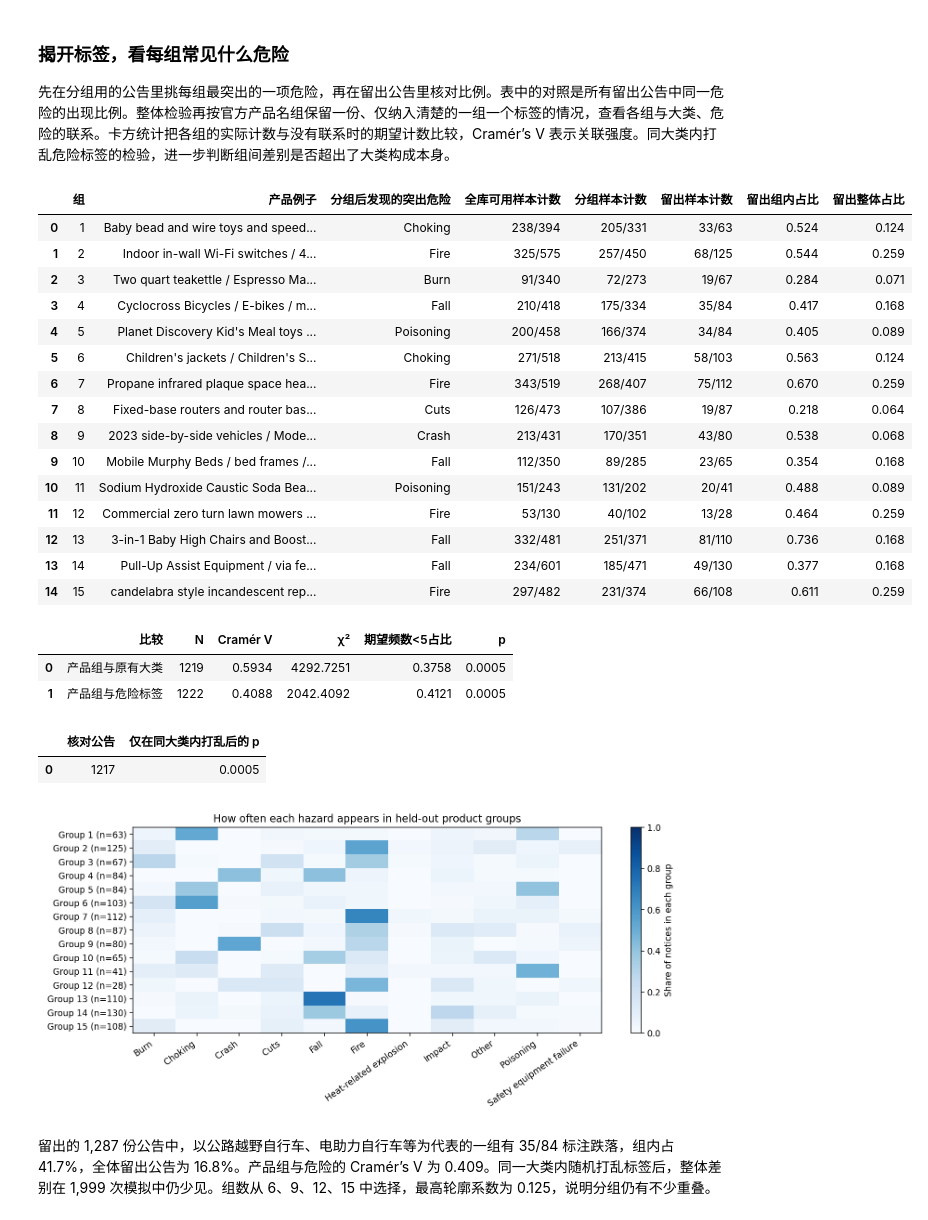
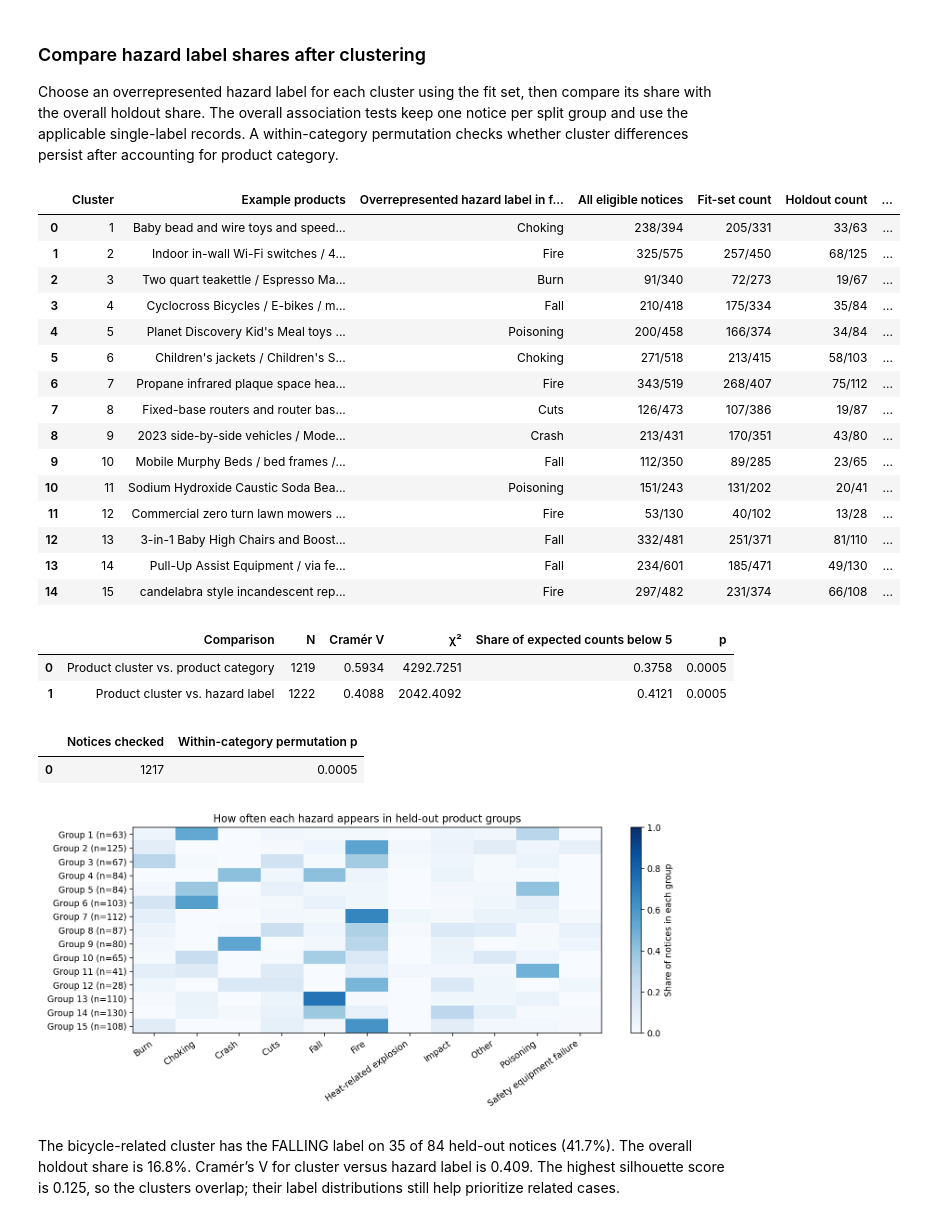
Before and after one commit to Wayne-git802/DM-project, a Jupyter notebook: recall_audit/01_公告核对与字段关联.ipynb, the cells around one changed output. Cells and saved outputs as stored; diff of their text form; code cells hidden in the pictures.

```diff
--- a/recall_audit/01_公告核对与字段关联.ipynb
+++ b/recall_audit/01_公告核对与字段关联.ipynb
@@ -258,7 +233,7 @@ def cat_cat(frame, left, right, rng):
         "N": len(subset),
         "Cramér V": np.sqrt(statistic / (len(subset) * (min(counts.shape) - 1))),
         "χ²": statistic,
-        "期望频数<5占比": (expected < 5).mean(),
+        "Share of expected counts below 5": (expected < 5).mean(),
         "p": (1 + (sim_stats >= statistic - 1e-12).sum()) / (PERMUTATIONS + 1),
     }
 
@@ -268,7 +243,7 @@ labels_single = dataset[list(LABEL_NAMES)].apply(
 )
 cat_rng = np.random.default_rng(SEED)
 cat_table = pd.DataFrame([
-    {"左字段": LABEL_NAMES[left], "右字段": LABEL_NAMES[right], **cat_cat(labels_single, left, right, cat_rng)}
+    {"Field 1": LABEL_NAMES[left], "Field 2": LABEL_NAMES[right], **cat_cat(labels_single, left, right, cat_rng)}
     for left, right in combinations(LABEL_NAMES, 2)
 ])
 display(cat_table.round(5))
@@ -634,9 +603,9 @@ display(pd.DataFrame([{"组数": m.n_clusters, "组分得有多开（轮廓系
 | 2 | 12 | 0.122 |
 | 3 | 15 | 0.125 |
 # %% [markdown]
-### 揭开标签，看每组常见什么危险
+### Compare hazard label shares after clustering
 
-先在分组用的公告里挑每组最突出的一项危险，再在留出公告里核对比例。表中的对照是所有留出公告中同一危险的出现比例。整体检验再按官方产品名组保留一份、仅纳入清楚的一组一个标签的情况，查看各组与大类、危险的联系。卡方统计把各组的实际计数与没有联系时的期望计数比较，Cramér’s V 表示关联强度。同大类内打乱危险标签的检验，进一步判断组间差别是否超出了大类构成本身。
+Choose an overrepresented hazard label for each cluster using the fit set, then compare its share with the overall holdout share. The overall association tests keep one notice per split group and use the applicable single-label records. A within-category permutation checks whether cluster differences persist after accounting for product category.
 # %%
 from io import BytesIO
 from IPython.display import Image
@@ -672,13 +641,13 @@ for group_id in range(1, clusters.n_clusters + 1):
     names = dict.fromkeys(" ".join(product_fields["product_name"].loc[fit_rows[index]])
                           for index in closest)
     examples.append({
-        "组": group_id, "产品例子": " / ".join(list(names)[:3]),
-        "分组后发现的突出危险": hazard_names[hazard_encoder.classes_[strongest]],
-        "全库可用样本计数": f"{fit_counts[strongest] + test_counts[strongest]}/{in_fit.sum() + in_held.sum()}",
-        "分组样本计数": f"{fit_counts[strongest]}/{in_fit.sum()}",
-        "留出样本计数": f"{test_counts[strongest]}/{in_held.sum()}",
-        "留出组内占比": test_counts[strongest] / in_held.sum(),
-        "留出整体占比": held_overall[strongest],
+        "Cluster": group_id, "Example products": " / ".join(list(names)[:3]),
+        "Overrepresented hazard label in fit set": hazard_names[hazard_encoder.classes_[strongest]],
+        "All eligible notices": f"{fit_counts[strongest] + test_counts[strongest]}/{in_fit.sum() + in_held.sum()}",
+        "Fit-set count": f"{fit_counts[strongest]}/{in_fit.sum()}",
+        "Holdout count": f"{test_counts[strongest]}/{in_held.sum()}",
+        "Within-cluster holdout share": test_counts[strongest] / in_held.sum(),
+        "Overall holdout share": held_overall[strongest],
     })
     distribution_rows.append(test_counts / in_held.sum())
     row_keys.append(f"Group {group_id} (n={in_held.sum()})")
@@ -691,62 +660,62 @@ held_labels = labels_single.loc[held_rows].assign(
 ).drop_duplicates("official_group")
 rng = np.random.default_rng(SEED)
 group_association = pd.DataFrame([
-    {"比较": description, **cat_cat(held_labels, "group", column, rng)}
-    for description, column in [("产品组与原有大类", "product_classification"),
-                                ("产品组与危险标签", "hazard_classification")]
+    {"Comparison": description, **cat_cat(held_labels, "group", column, rng)}
+    for description, column in [("Product cluster vs. product category", "product_classification"),
+                                ("Product cluster vs. hazard label", "hazard_classification")]
 ])
 display(group_association.round(4))
 
 joint = held_labels.dropna(subset=["product_classification", "hazard_classification"])
 table = pd.crosstab(joint["group"], joint["hazard_classification"])
 observed = table.to_numpy()
 statistic, _, _, expected = chi2_contingency(observed, correction=False)
 simulated = np.zeros((PERMUTATIONS, *observed.shape), dtype=int)
 for _, block in joint.groupby("product_classification"):
     block_table = pd.crosstab(block["group"], block["hazard_classification"]).reindex(
         index=table.index, columns=table.columns, fill_value=0,
     ).to_numpy()
     simulated += random_table.rvs(block_table.sum(axis=1), block_table.sum(axis=0),
                                   size=PERMUTATIONS, random_state=rng)
 draw_statistics = np.sum((simulated - expected) ** 2 / expected, axis=(1, 2))
 within_category_p = (1 + (draw_statistics >= statistic - 1e-12).sum()) / (PERMUTATIONS + 1)
-display(pd.DataFrame([{"核对公告": len(joint), "仅在同大类内打乱后的 p": within_category_p}]))
+display(pd.DataFrame([{"Notices checked": len(joint), "Within-category permutation p": within_category_p}]))
 
 matrix = np.vstack(distribution_rows)
 fig, ax = plt.subplots(figsize=(11, 5))
 image = ax.imshow(matrix, cmap="Blues", vmin=0, vmax=1, aspect="auto")
 ax.set_xticks(range(matrix.shape[1]), [hazard_names[h] for h in hazard_encoder.classes_],
               rotation=35, ha="right")
 ax.set_yticks(range(len(row_keys)), row_keys)
 ax.set_title("How often each hazard appears in held-out product groups")
 fig.colorbar(image, ax=ax, label="Share of notices in each group")
 fig.tight_layout()
 plot_bytes = BytesIO()
 fig.savefig(plot_bytes, format="png", dpi=135)
 display(Image(data=plot_bytes.getvalue()))
 plt.close(fig)
 # %% [output]
-|  | 组 | 产品例子 | 分组后发现的突出危险 | 全库可用样本计数 | 分组样本计数 | 留出样本计数 | 留出组内占比 | 留出整体占比 |
-| 0 | 1 | Baby bead and wire toys and speed... | Choking | 238/394 | 205/331 | 33/63 | 0.524 | 0.124 |
-| 1 | 2 | Indoor in-wall Wi-Fi switches / 4... | Fire | 325/575 | 257/450 | 68/125 | 0.544 | 0.259 |
-| 2 | 3 | Two quart teakettle / Espresso Ma... | Burn | 91/340 | 72/273 | 19/67 | 0.284 | 0.071 |
-| 3 | 4 | Cyclocross Bicycles / E-bikes / m... | Fall | 210/418 | 175/334 | 35/84 | 0.417 | 0.168 |
-| 4 | 5 | Planet Discovery Kid's Meal toys ... | Poisoning | 200/458 | 166/374 | 34/84 | 0.405 | 0.089 |
-| 5 | 6 | Children's jackets / Children's S... | Choking | 271/518 | 213/415 | 58/103 | 0.563 | 0.124 |
-| 6 | 7 | Propane infrared plaque space hea... | Fire | 343/519 | 268/407 | 75/112 | 0.670 | 0.259 |
-| 7 | 8 | Fixed-base routers and router bas... | Cuts | 126/473 | 107/386 | 19/87 | 0.218 | 0.064 |
-| 8 | 9 | 2023 side-by-side vehicles / Mode... | Crash | 213/431 | 170/351 | 43/80 | 0.538 | 0.068 |
-| 9 | 10 | Mobile Murphy Beds / bed frames /... | Fall | 112/350 | 89/285 | 23/65 | 0.354 | 0.168 |
-| 10 | 11 | Sodium Hydroxide Caustic Soda Bea... | Poisoning | 151/243 | 131/202 | 20/41 | 0.488 | 0.089 |
-| 11 | 12 | Commercial zero turn lawn mowers ... | Fire | 53/130 | 40/102 | 13/28 | 0.464 | 0.259 |
-| 12 | 13 | 3-in-1 Baby High Chairs and Boost... | Fall | 332/481 | 251/371 | 81/110 | 0.736 | 0.168 |
-| 13 | 14 | Pull-Up Assist Equipment / via fe... | Fall | 234/601 | 185/471 | 49/130 | 0.377 | 0.168 |
-| 14 | 15 | candelabra style incandescent rep... | Fire | 297/482 | 231/374 | 66/108 | 0.611 | 0.259 |
+|  | Cluster | Example products | Overrepresented hazard label in f... | All eligible notices | Fit-set count | Holdout count | ... |
+| 0 | 1 | Baby bead and wire toys and speed... | Choking | 238/394 | 205/331 | 33/63 | ... |
+| 1 | 2 | Indoor in-wall Wi-Fi switches / 4... | Fire | 325/575 | 257/450 | 68/125 | ... |
+| 2 | 3 | Two quart teakettle / Espresso Ma... | Burn | 91/340 | 72/273 | 19/67 | ... |
+| 3 | 4 | Cyclocross Bicycles / E-bikes / m... | Fall | 210/418 | 175/334 | 35/84 | ... |
+| 4 | 5 | Planet Discovery Kid's Meal toys ... | Poisoning | 200/458 | 166/374 | 34/84 | ... |
+| 5 | 6 | Children's jackets / Children's S... | Choking | 271/518 | 213/415 | 58/103 | ... |
+| 6 | 7 | Propane infrared plaque space hea... | Fire | 343/519 | 268/407 | 75/112 | ... |
+| 7 | 8 | Fixed-base routers and router bas... | Cuts | 126/473 | 107/386 | 19/87 | ... |
+| 8 | 9 | 2023 side-by-side vehicles / Mode... | Crash | 213/431 | 170/351 | 43/80 | ... |
+| 9 | 10 | Mobile Murphy Beds / bed frames /... | Fall | 112/350 | 89/285 | 23/65 | ... |
+| 10 | 11 | Sodium Hydroxide Caustic Soda Bea... | Poisoning | 151/243 | 131/202 | 20/41 | ... |
+| 11 | 12 | Commercial zero turn lawn mowers ... | Fire | 53/130 | 40/102 | 13/28 | ... |
+| 12 | 13 | 3-in-1 Baby High Chairs and Boost... | Fall | 332/481 | 251/371 | 81/110 | ... |
+| 13 | 14 | Pull-Up Assist Equipment / via fe... | Fall | 234/601 | 185/471 | 49/130 | ... |
+| 14 | 15 | candelabra style incandescent rep... | Fire | 297/482 | 231/374 | 66/108 | ... |
-|  | 比较 | N | Cramér V | χ² | 期望频数<5占比 | p |
-| 0 | 产品组与原有大类 | 1219 | 0.5934 | 4292.7251 | 0.3758 | 0.0005 |
-| 1 | 产品组与危险标签 | 1222 | 0.4088 | 2042.4092 | 0.4121 | 0.0005 |
+|  | Comparison | N | Cramér V | χ² | Share of expected counts below 5 | p |
+| 0 | Product cluster vs. product category | 1219 | 0.5934 | 4292.7251 | 0.3758 | 0.0005 |
+| 1 | Product cluster vs. hazard label | 1222 | 0.4088 | 2042.4092 | 0.4121 | 0.0005 |
-|  | 核对公告 | 仅在同大类内打乱后的 p |
+|  | Notices checked | Within-category permutation p |
 | 0 | 1217 | 0.0005 |
 [figure]
 # %% [markdown]
-留出的 1,287 份公告中，以公路越野自行车、电助力自行车等为代表的一组有 35/84 标注跌落，组内占 41.7%，全体留出公告为 16.8%。产品组与危险的 Cramér’s V 为 0.409。同一大类内随机打乱标签后，整体差别在 1,999 次模拟中仍少见。组数从 6、9、12、15 中选择，最高轮廓系数为 0.125，说明分组仍有不少重叠。
+The bicycle-related cluster has the FALLING label on 35 of 84 held-out notices (41.7%). The overall holdout share is 16.8%. Cramér’s V for cluster versus hazard label is 0.409. The highest silhouette score is 0.125, so the clusters overlap; their label distributions still help prioritize related cases.
```
Also changed, not shown: parts of 23 cells of this notebook, 5 other files.
